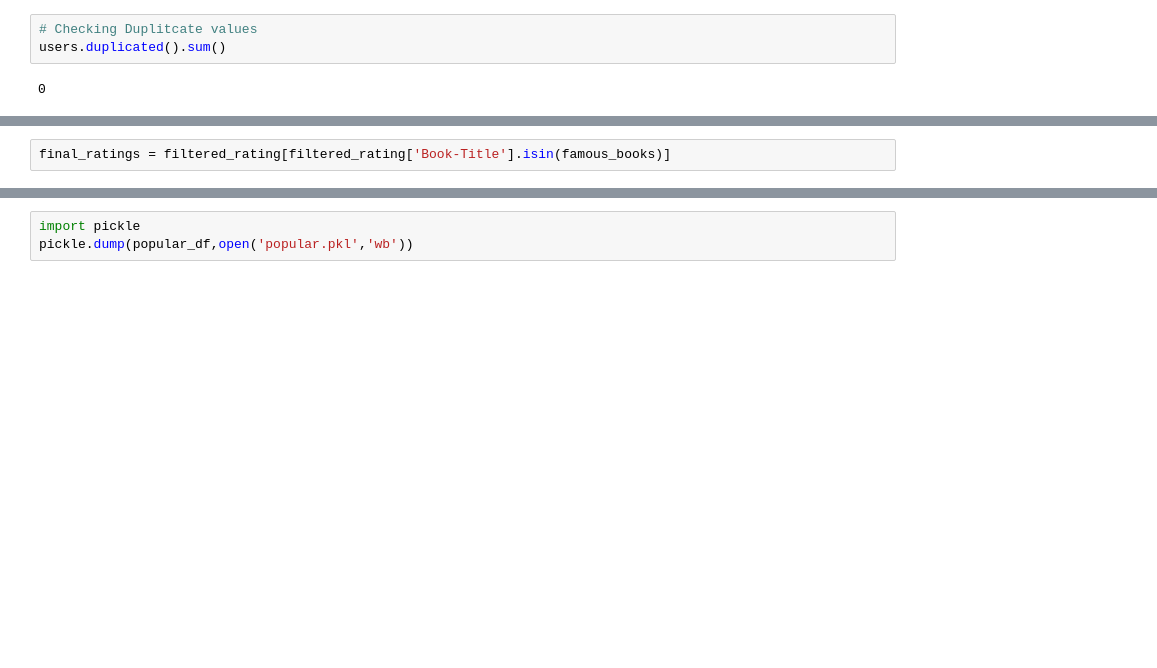
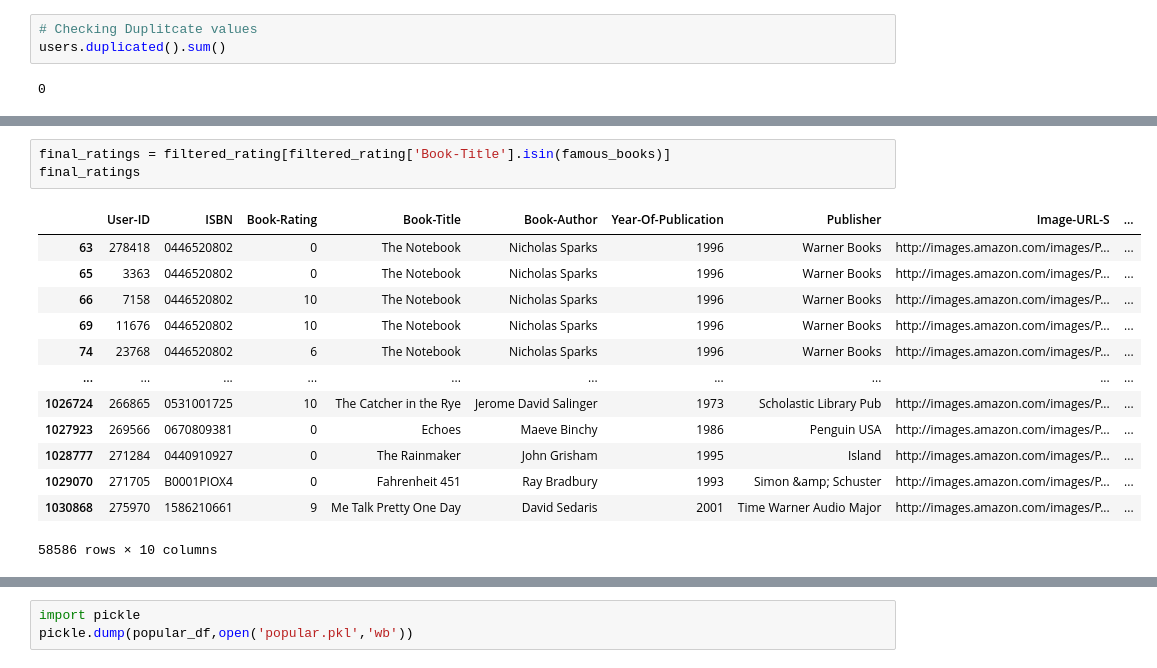
Before and after one commit to Rohitkumar1011/Book-Recommender-system.ipynb, a Jupyter notebook: Book_Recommender_system.ipynb, the cells around one changed output, grey strips where cells are left out. Cells and saved outputs as stored; diff of their text form; blank space fills up the shorter version.

```diff
--- a/Book_Recommender_system.ipynb
+++ b/Book_Recommender_system.ipynb
@@ -122,5 +272,20 @@ famous_books = y[y].index
 # %%
 final_ratings = filtered_rating[filtered_rating['Book-Title'].isin(famous_books)]
+final_ratings
+# %% [output]
+|  | User-ID | ISBN | Book-Rating | Book-Title | Book-Author | Year-Of-Publication | Publisher | Image-URL-S | ... |
+| 63 | 278418 | 0446520802 | 0 | The Notebook | Nicholas Sparks | 1996 | Warner Books | http://images.amazon.com/images/P... | ... |
+| 65 | 3363 | 0446520802 | 0 | The Notebook | Nicholas Sparks | 1996 | Warner Books | http://images.amazon.com/images/P... | ... |
+| 66 | 7158 | 0446520802 | 10 | The Notebook | Nicholas Sparks | 1996 | Warner Books | http://images.amazon.com/images/P... | ... |
+| 69 | 11676 | 0446520802 | 10 | The Notebook | Nicholas Sparks | 1996 | Warner Books | http://images.amazon.com/images/P... | ... |
+| 74 | 23768 | 0446520802 | 6 | The Notebook | Nicholas Sparks | 1996 | Warner Books | http://images.amazon.com/images/P... | ... |
+| ... | ... | ... | ... | ... | ... | ... | ... | ... | ... |
+| 1026724 | 266865 | 0531001725 | 10 | The Catcher in the Rye | Jerome David Salinger | 1973 | Scholastic Library Pub | http://images.amazon.com/images/P... | ... |
+| 1027923 | 269566 | 0670809381 | 0 | Echoes | Maeve Binchy | 1986 | Penguin USA | http://images.amazon.com/images/P... | ... |
+| 1028777 | 271284 | 0440910927 | 0 | The Rainmaker | John Grisham | 1995 | Island | http://images.amazon.com/images/P... | ... |
+| 1029070 | 271705 | B0001PIOX4 | 0 | Fahrenheit 451 | Ray Bradbury | 1993 | Simon &amp; Schuster | http://images.amazon.com/images/P... | ... |
+| 1030868 | 275970 | 1586210661 | 9 | Me Talk Pretty One Day | David Sedaris | 2001 | Time Warner Audio Major | http://images.amazon.com/images/P... | ... |
+58586 rows × 10 columns
 # %%
 pt = final_ratings.pivot_table(index='Book-Title',columns='User-ID',values='Book-Rating')
 pt.fillna(0,inplace=True)
```
Also changed, not shown: parts of 26 cells of this notebook.
